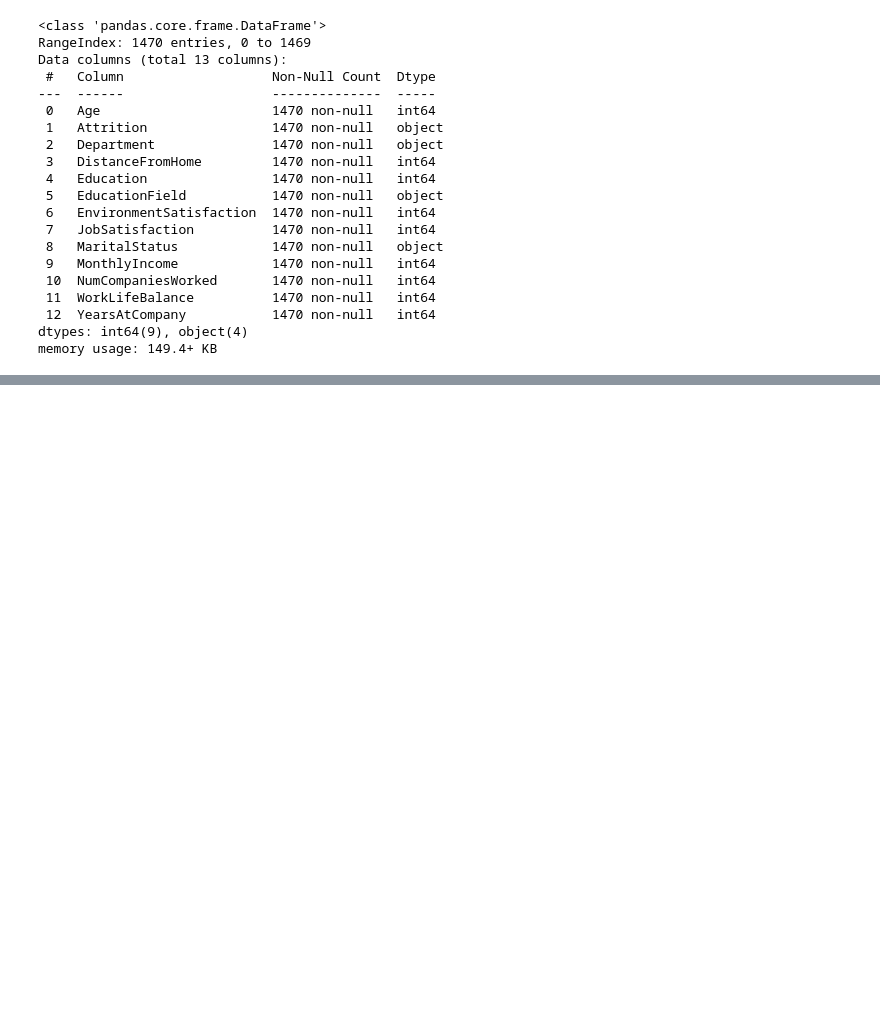
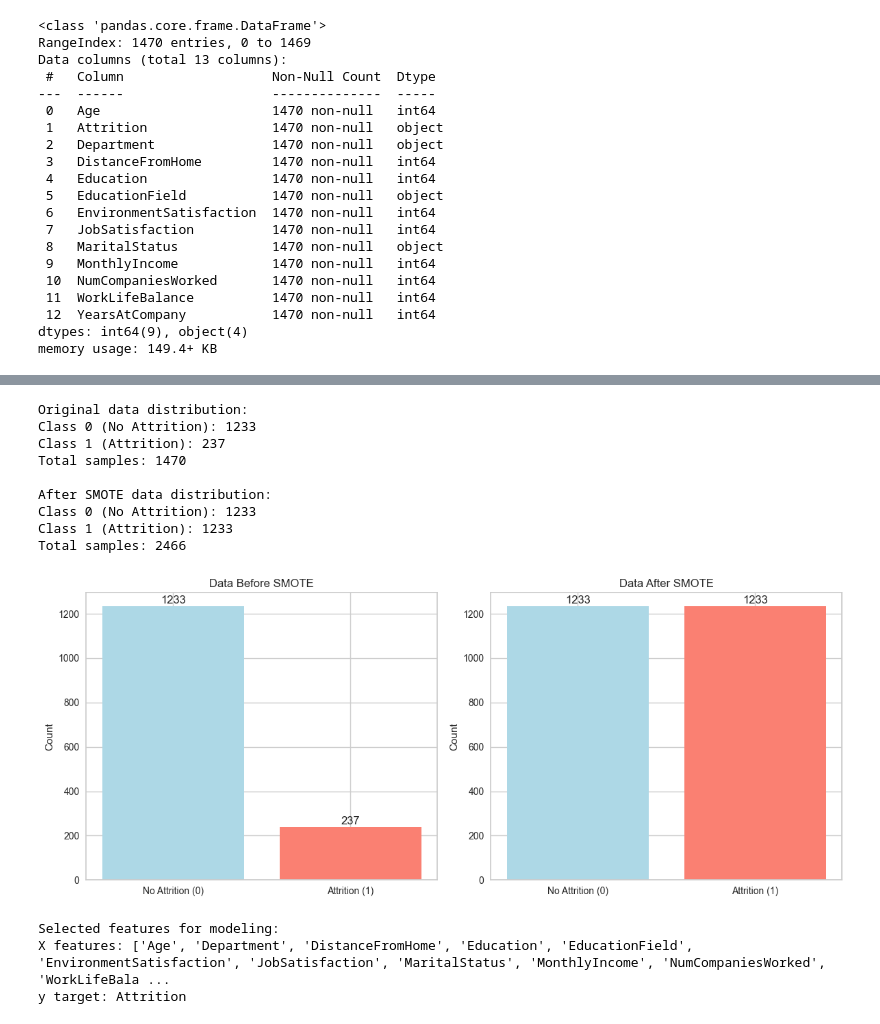
Before and after one commit to ItSam77/pert4a, a Jupyter notebook: notebook.ipynb, the cells around one changed output, grey strips where cells are left out. Saved outputs shown, nothing was run; the diff lists cells and outputs as text; code cells hidden in the pictures; blank space fills up the shorter version.

```diff
--- a/notebook.ipynb
+++ b/notebook.ipynb
@@ -598,0 +216,70 @@ Decision Tree model has been saved as 'model.pkl'
+# %%
+# Apply SMOTE for handling class imbalance
+from imblearn.over_sampling import SMOTE
+
+# Separate features and target
+X = df.drop('Attrition', axis=1)
+y = df['Attrition']
+
+# Apply SMOTE to the data
+smote = SMOTE(random_state=42)
+X_smote, y_smote = smote.fit_resample(X, y)
+
+print("Original data distribution:")
+print(f"Class 0 (No Attrition): {sum(y == 0)}")
+print(f"Class 1 (Attrition): {sum(y == 1)}")
+print(f"Total samples: {len(y)}")
+
+print("\nAfter SMOTE data distribution:")
+print(f"Class 0 (No Attrition): {sum(y_smote == 0)}")
+print(f"Class 1 (Attrition): {sum(y_smote == 1)}")
+print(f"Total samples: {len(y_smote)}")
+
+# Visualize the effect of SMOTE
+plt.figure(figsize=(12, 5))
+
+# Before SMOTE
+plt.subplot(1, 2, 1)
+y_counts = y.value_counts()
+plt.bar(['No Attrition (0)', 'Attrition (1)'], y_counts.values,
+        color=['lightblue', 'salmon'])
+plt.title('Data Before SMOTE')
+plt.ylabel('Count')
+for i, v in enumerate(y_counts.values):
+    plt.text(i, v + 5, str(v), ha='center', va='bottom')
+
+# After SMOTE
+plt.subplot(1, 2, 2)
+y_smote_counts = pd.Series(y_smote).value_counts()
+plt.bar(['No Attrition (0)', 'Attrition (1)'], y_smote_counts.values,
+        color=['lightblue', 'salmon'])
+plt.title('Data After SMOTE')
+plt.ylabel('Count')
+for i, v in enumerate(y_smote_counts.values):
+    plt.text(i, v + 5, str(v), ha='center', va='bottom')
+
+plt.tight_layout()
+plt.show()
+# %% [output]
+Original data distribution:
+Class 0 (No Attrition): 1233
+Class 1 (Attrition): 237
+Total samples: 1470
+
+After SMOTE data distribution:
+Class 0 (No Attrition): 1233
+Class 1 (Attrition): 1233
+Total samples: 2466
+[figure, added]
+# %%
+# Prepare X and y for modeling with specific features
+Xs = X_smote[['MaritalStatus', 'MonthlyIncome', 'Age', 'YearsAtCompany', 'JobSatisfaction']]
+Ys = y_smote
+
+print("Selected features for modeling:")
+print("X features:", X.columns.tolist())
+print("y target:", y.name)
+# %% [output]
+Selected features for modeling:
+X features: ['Age', 'Department', 'DistanceFromHome', 'Education', 'EducationField', 'EnvironmentSatisfaction', 'JobSatisfaction', 'MaritalStatus', 'MonthlyIncome', 'NumCompaniesWorked', 'WorkLifeBala ...
+y target: Attrition
```
Also changed, not shown: parts of 21 cells of this notebook, 5 other files.
